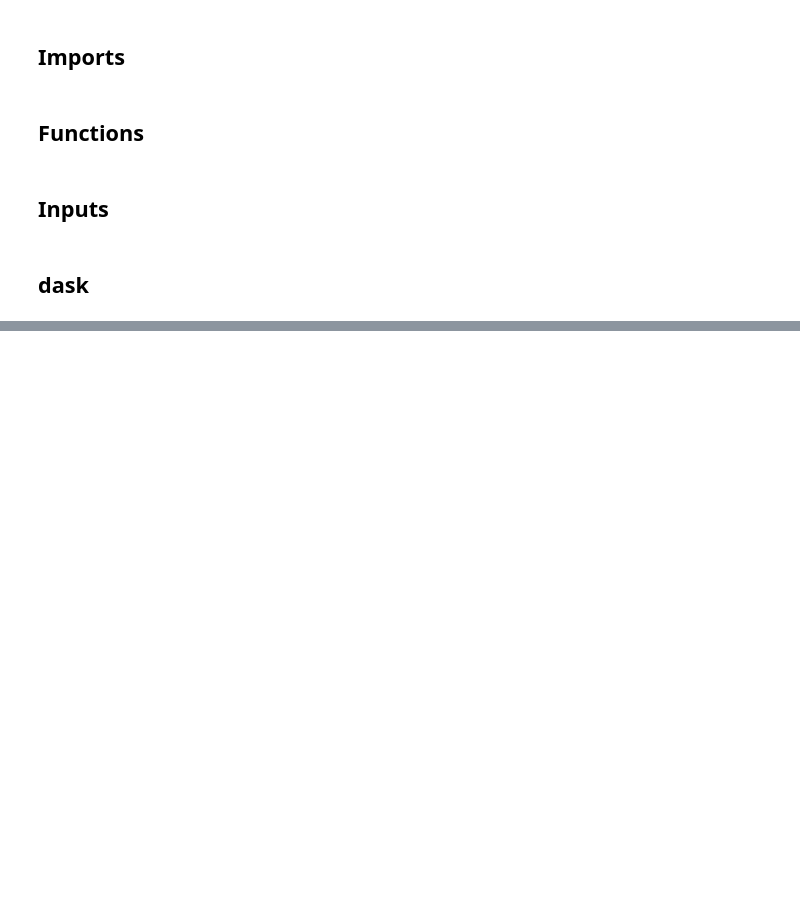
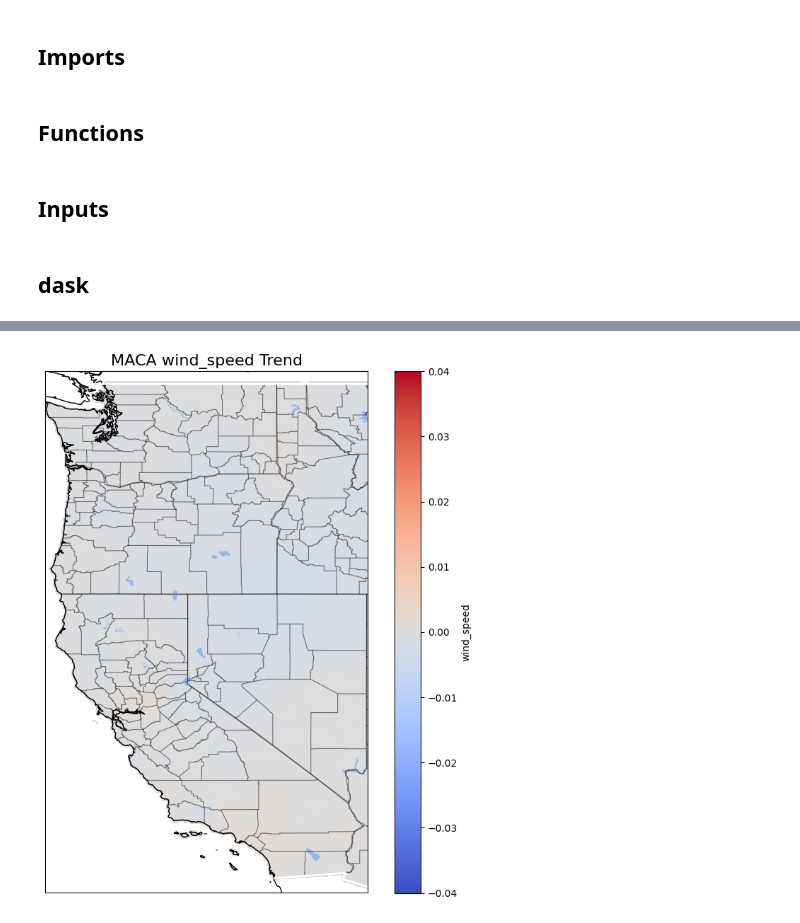
Before and after one commit to theo-avila/2024_FWI_CMIP5_Ensemble_Avila, a Jupyter notebook: revision_notebooks/Seasonal_Trends_Maca.ipynb, the cells around one changed output, grey strips where cells are left out. Drawn from its saved outputs; the diff is of its cells as text; code cells hidden in the pictures; blank space fills up the shorter version.

```diff
--- a/revision_notebooks/Seasonal_Trends_Maca.ipynb
+++ b/revision_notebooks/Seasonal_Trends_Maca.ipynb
@@ -27,6 +27,10 @@ file_base = "/storage/group/pches/default/public/MACA-CMIP5/raw/macav2metdata_"
 models = ["BNU-ESM", "CNRM-CM5", "CSIRO-Mk3-6-0", "CanESM2", "GFDL-ESM2G", "GFDL-ESM2M", "HadGEM2-CC365", "HadGEM2-ES365", "IPSL-CM5A-LR",
          "IPSL-CM5A-MR", "IPSL-CM5B-LR", "MIROC-ESM-CHEM", "MIROC-ESM", "MIROC5", "bcc-csm1-1-m", "MRI-CGCM3", "bcc-csm1-1", "inmcm4"]
 fwi_input_fields = ["rhsmin", "tasmax", "pr"]
+#fwi_input_fields = ["tasmax", "pr"]
+input_field_long = ['relative_humidity', 'air_temperature', 'precipitation_amount']
+#input_field_long = ['air_temperature', 'precipitation_amount']
+
 possible_scenario_str = ['rcp45', 'historical']
 start_year, end_year = 1979, 2025
 lon_max = -114.016667
@@ -166,0 +230,12 @@ fig.tight_layout()
+# %%
+file_in_hist_MACA = "/storage/group/pches/default/public/MACA-CMIP5/windspeed_files/historical/macav2metdata_ws_"
+file_in_rcp45_MACA = "/storage/group/pches/default/public/MACA-CMIP5/windspeed_files/rcp45/macav2metdata_ws_"
+maca_v2_paths = sorted(glob.glob(f'{file_in_hist_MACA}*'))
+start_year, end_year = 1979, 2025
+start_year, end_year = 1979, 2025
+lon_max = -114.016667
+lon_min = -124.766667
+lat_min = 32.025
+lat_max = 50
+start_day = 152
+end_day = 304
@@ -166,0 +280,74 @@ fig.tight_layout()
+# %%
+results = []
+for model_i in models:
+    out = dask.delayed(model_vs)(model_i)
+    results.append(out)
+compute_tuple = dask.compute(*results)
+trend_list, historical_summer_avg_list = zip(*compute_tuple)
+combined = xr.concat(trend_list, dim="ensemble")
+ensemble_mean = combined.mean(dim="ensemble")
+ensemble_mean.load()
+reader = shpreader.Reader('/storage/work/cta5244/2024_FWI_CMIP5_Ensemble_Avila/county_shapefile/countyl010g.shp')
+counties = list(reader.geometries())
+
+COUNTIES = cfeature.ShapelyFeature(counties, ccrs.PlateCarree())
+
+scale = '110m'
+states110 = cfeature.NaturalEarthFeature(
+            category='cultural',
+            name='admin_1_states_provinces_lines',
+            scale=scale,
+            facecolor='none',
+            edgecolor='r')
+
+
+cmap='coolwarm'
+fig, ax = plt.subplots(figsize=(8, 8), subplot_kw={'projection': ccrs.PlateCarree()})
+
+ensemble_mean.plot(ax=ax,cmap=cmap, vmin=-.04, vmax=.04)
+
+ax.add_feature(cfeature.NaturalEarthFeature('cultural', 'admin_1_states_provinces_lines', '110m', edgecolor='gray', facecolor='none'))
+ax.coastlines()
+ax.add_feature(cfeature.LAKES)
+ax.add_feature(COUNTIES, linewidth=0.8, alpha=0.5, facecolor='none', edgecolor='black')
+ax.add_feature(cfeature.BORDERS, linewidth=2, edgecolor='white')
+
+plt.title(f'MACA wind_speed Trend', fontsize=16)
+fig.tight_layout()
+plt.savefig(f'/storage/work/cta5244/2024_FWI_CMIP5_Ensemble_Avila/revision_notebooks/revision_figures/1a_MACA_FWI_Inputs_wind_speed_1979_2022_Trend')
+
+# now the historical avg for summer months #########################################################
+combined = xr.concat(historical_summer_avg_list, dim="ensemble")
+ensemble_mean = combined.mean(dim="ensemble")
+ensemble_mean.load()
+
+reader = shpreader.Reader('/storage/work/cta5244/2024_FWI_CMIP5_Ensemble_Avila/county_shapefile/countyl010g.shp')
+counties = list(reader.geometries())
+
+COUNTIES = cfeature.ShapelyFeature(counties, ccrs.PlateCarree())
+
+scale = '110m'
+states110 = cfeature.NaturalEarthFeature(
+            category='cultural',
+            name='admin_1_states_provinces_lines',
+            scale=scale,
+            facecolor='none',
+            edgecolor='r')
+
+
+cmap='Blues'
+fig, ax = plt.subplots(figsize=(8, 8), subplot_kw={'projection': ccrs.PlateCarree()})
+
+ensemble_mean['wind_speed'].plot(ax=ax,cmap=cmap, vmin=0.0, vmax=7.0)
+
+ax.add_feature(cfeature.NaturalEarthFeature('cultural', 'admin_1_states_provinces_lines', '110m', edgecolor='gray', facecolor='none'))
+ax.coastlines()
+ax.add_feature(cfeature.LAKES)
+ax.add_feature(COUNTIES, linewidth=0.8, alpha=0.5, facecolor='none', edgecolor='black')
+ax.add_feature(cfeature.BORDERS, linewidth=2, edgecolor='white')
+
+plt.title(f'MACA wind_speed Average', fontsize=16)
+fig.tight_layout()
+plt.savefig(f'/storage/work/cta5244/2024_FWI_CMIP5_Ensemble_Avila/revision_notebooks/revision_figures/1a_MACA_FWI_Inputs_wind_speed_1979_2022_Average')
+# %% [output]
+[figure, added]
```
Also changed, not shown: parts of 10 cells of this notebook, 32 other files.
